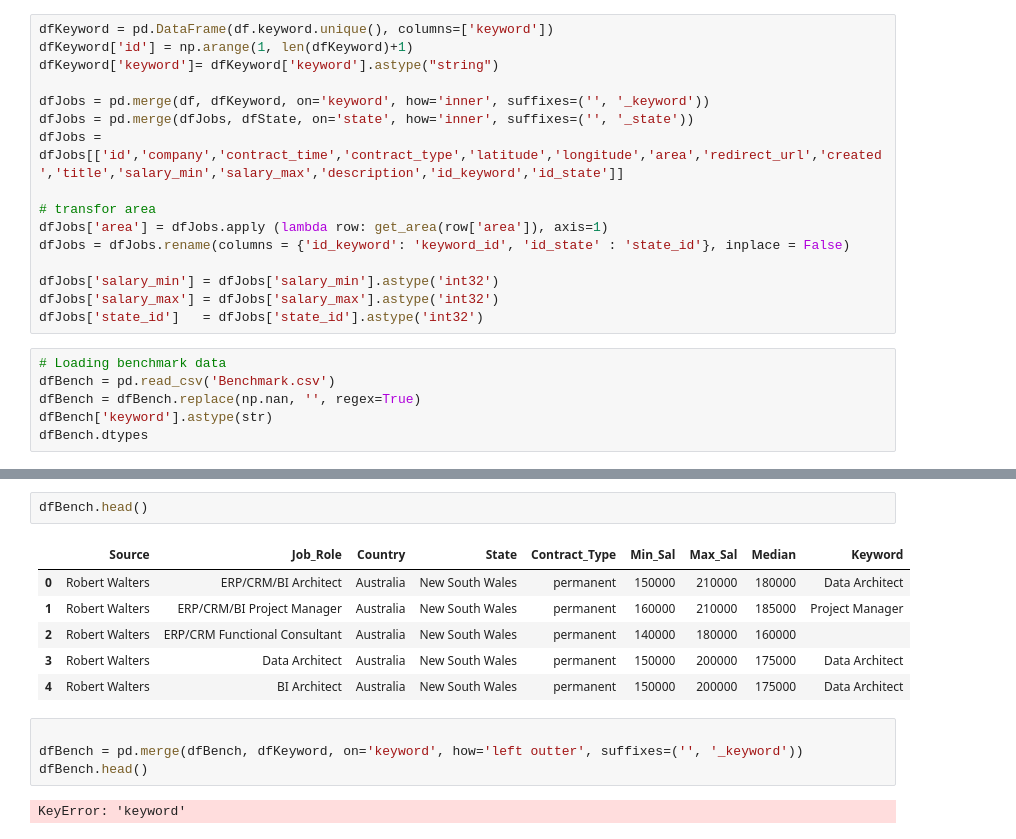
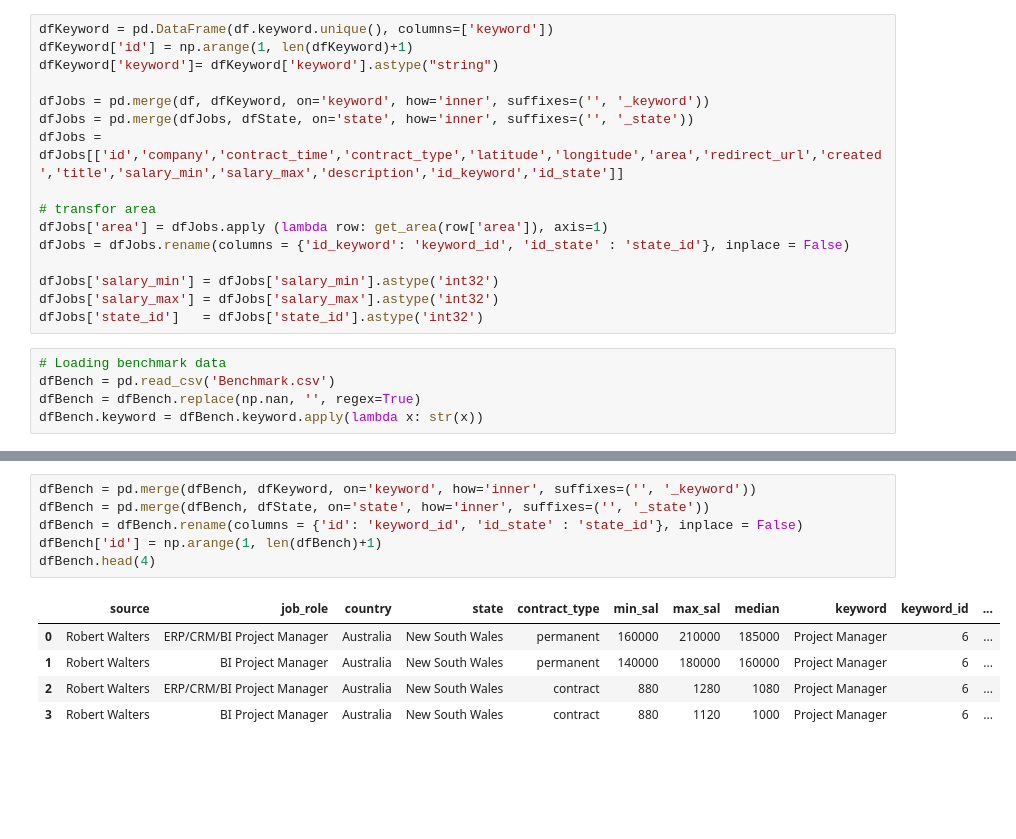
Before and after one commit to amilakanishka/-jobsdata-au, a Jupyter notebook: Data/Job Posting Extractor.ipynb, the cells around one changed output, grey strips where cells are left out. Cells and saved outputs as stored; diff of their text form; blank space fills up the shorter version.

```diff
--- a/Data/Job Posting Extractor.ipynb
+++ b/Data/Job Posting Extractor.ipynb
@@ -263,5 +262,4 @@ dfJobs['state_id']   = dfJobs['state_id'].astype('int32')
 # Loading benchmark data
 dfBench = pd.read_csv('Benchmark.csv')
 dfBench = dfBench.replace(np.nan, '', regex=True)
-dfBench['keyword'].astype(str)
-dfBench.dtypes
+dfBench.keyword = dfBench.keyword.apply(lambda x: str(x))
@@ -279,18 +266,15 @@ dtype: object
-# %%
-dfBench.head()
-# %% [output]
-|  | Source | Job_Role | Country | State | Contract_Type | Min_Sal | Max_Sal | Median | Keyword |
-| 0 | Robert Walters | ERP/CRM/BI Architect | Australia | New South Wales | permanent | 150000 | 210000 | 180000 | Data Architect |
-| 1 | Robert Walters | ERP/CRM/BI Project Manager | Australia | New South Wales | permanent | 160000 | 210000 | 185000 | Project Manager |
-| 2 | Robert Walters | ERP/CRM Functional Consultant | Australia | New South Wales | permanent | 140000 | 180000 | 160000 |  |
-| 3 | Robert Walters | Data Architect | Australia | New South Wales | permanent | 150000 | 200000 | 175000 | Data Architect |
-| 4 | Robert Walters | BI Architect | Australia | New South Wales | permanent | 150000 | 200000 | 175000 | Data Architect |
-# %%
-
-dfBench = pd.merge(dfBench, dfKeyword, on='keyword', how='left outter', suffixes=('', '_keyword'))
-dfBench.head()
-# %% [output]
-KeyError: 'keyword'
+# %%
+dfBench = pd.merge(dfBench, dfKeyword, on='keyword', how='inner', suffixes=('', '_keyword'))
+dfBench = pd.merge(dfBench, dfState, on='state', how='inner', suffixes=('', '_state'))
+dfBench = dfBench.rename(columns = {'id': 'keyword_id', 'id_state' : 'state_id'}, inplace = False)
+dfBench['id'] = np.arange(1, len(dfBench)+1)
+dfBench.head(4)
+# %% [output]
+|  | source | job_role | country | state | contract_type | min_sal | max_sal | median | keyword | keyword_id | ... |
+| 0 | Robert Walters | ERP/CRM/BI Project Manager | Australia | New South Wales | permanent | 160000 | 210000 | 185000 | Project Manager | 6 | ... |
+| 1 | Robert Walters | BI Project Manager | Australia | New South Wales | permanent | 140000 | 180000 | 160000 | Project Manager | 6 | ... |
+| 2 | Robert Walters | ERP/CRM/BI Project Manager | Australia | New South Wales | contract | 880 | 1280 | 1080 | Project Manager | 6 | ... |
+| 3 | Robert Walters | BI Project Manager | Australia | New South Wales | contract | 880 | 1120 | 1000 | Project Manager | 6 | ... |
 # %%
 Base = declarative_base()
 # dbcon = f"postgresql://{username}:{password}@127.0.0.1/JobsDB"
```
Also changed, not shown: parts of 3 cells of this notebook, 2 other files.
